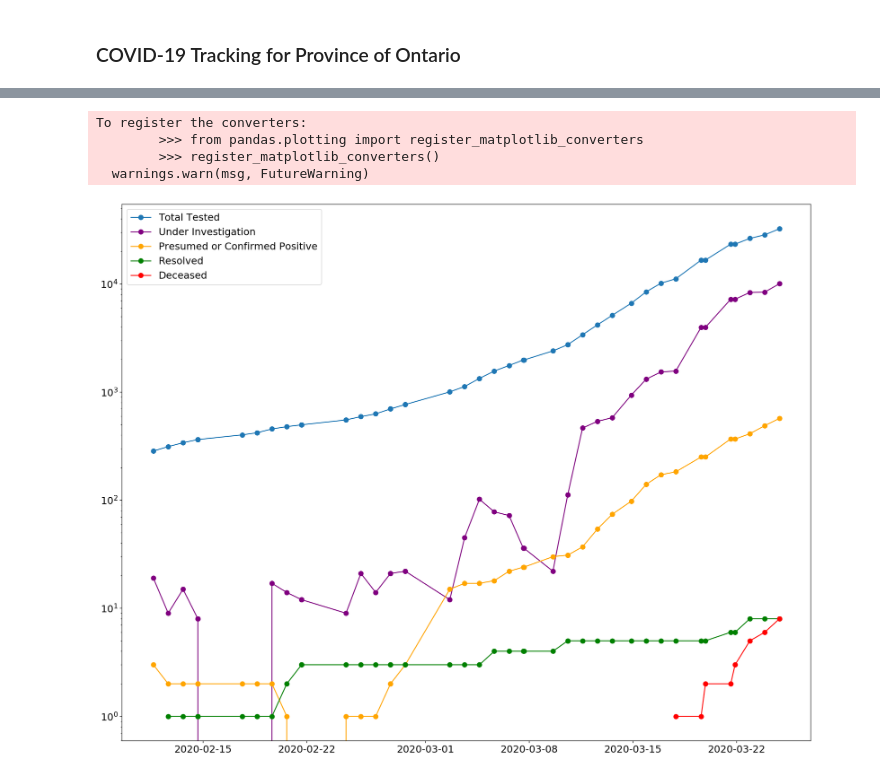
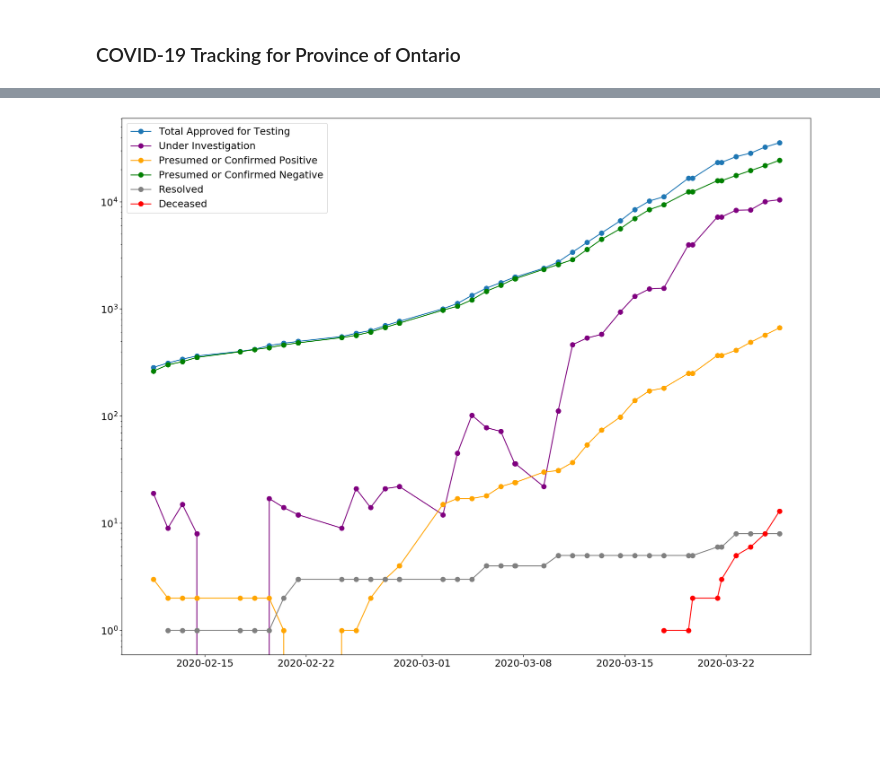
Before and after one commit to mylesmharrison/covid-ontario, a Jupyter notebook: jupyter/COVID Ontario.ipynb, the cells around one changed output, grey strips where cells are left out. Saved outputs shown, nothing was run; the diff lists cells and outputs as text; code cells hidden in the pictures; blank space fills up the shorter version.

```diff
--- a/jupyter/COVID Ontario.ipynb
+++ b/jupyter/COVID Ontario.ipynb
@@ -67,6 +71,12 @@ To retain the current behavior and silence the warning, pass 'sort=True'.
 # %%
+# Convert the DataUpdated column to a datetime
 frame['DataUpdated'] = pd.to_datetime(frame['DataUpdated'])
+
+# Sort values in ascending chronological order and reset index
 frame.sort_values(by='DataUpdated', inplace=True)
+frame.reset_index(inplace=True)
+frame.drop('index', axis=1, inplace=True)
+
 frame.tail()
 # %% [output]
 |  | Confirmed negative | Confirmed positive | Currently under investigation | DataUpdated | Deceased | Footnotes | ... |
@@ -79,0 +88,18 @@ merge_columns = lambda s1, s2: s1 if np.isnan(s2) else s2
+# %%
+# Combine the columns for presumed +ve/-ve and confirmed +ve/-ve due to schema change
+frame['presumed_or_confirmed_positive'] = frame['Presumptive positive'].fillna(0) + \
+                                          frame['Confirmed positive'].fillna(0)
+
+frame['presumed_or_confirmed_negative'] = frame['Presumptive negative'].fillna(0) + \
+                                          frame['Confirmed negative'].fillna(0) + frame['Negative'].fillna(0)
+
+# Combine columns for total approved for testing
+frame['total_approved_for_testing'] = \
+    frame['Total number of patients approved for 2019-nCoV testing to date'].fillna(0) + \
+    frame['Total number of patients approved for COVID-19 testing to date'].fillna(0)
+
+# Calculate column for total tested (-ve + +ve + deceased + resolved)
+frame['total_tested'] = frame['presumed_or_confirmed_positive'] + \
+                        frame['presumed_or_confirmed_negative'] + \
+                        frame['Deceased'].fillna(0) + \
+                        frame['Resolved'].fillna(0)
@@ -80,8 +109,8 @@ merge_columns = lambda s1, s2: s1 if np.isnan(s2) else s2
 # %%
-frame['total_tested'] = frame['Total number of patients approved for 2019-nCoV testing to date'].combine(frame['Total number of patients approved for COVID-19 testing to date'], merge_columns)
-frame['presumed_or_confirmed_positive'] = frame['Presumptive positive'].combine(frame['Confirmed positive'], merge_columns)
-frame['presumed_or_confirmed_negative'] = frame['Presumptive negative'].combine(frame['Confirmed negative'], merge_columns).combine(frame['Resolved'], merge_columns)
+# Reorder columns: DataUpdated, original columns (with nans), then calculated columns
+frame = frame[['DataUpdated', 'Presumptive negative','Confirmed negative','Presumptive positive',\
+       'Confirmed positive','Resolved','Deceased','Currently under investigation', \
+        'Total number of patients approved for 2019-nCoV testing to date', \
+        'Total number of patients approved for COVID-19 testing to date', \
+      'presumed_or_confirmed_positive', 'presumed_or_confirmed_negative', 'total_approved_for_testing', 'total_tested']]
-# %%
-frame['DataUpdated'] = pd.to_datetime(frame['DataUpdated'], utc=True)
-frame.sort_values(by='DataUpdated', inplace=True)
 # %%
@@ -90,18 +151,15 @@ frame.to_csv('../csv/case_statuses_'+todaystring+'.csv')
 # %%
 # Combined plot
 fig = plt.figure(figsize=(20, 16))
-plt.plot(frame['DataUpdated'], frame['total_tested'], label='Total Tested', marker='.')
+plt.plot(frame['DataUpdated'], frame['total_approved_for_testing'], label='Total Approved for Testing', marker='.')
 plt.plot(frame['DataUpdated'], frame['Currently under investigation'], label='Under Investigation', color='purple', marker='.')
 plt.plot(frame['DataUpdated'], frame['presumed_or_confirmed_positive'], label='Presumed or Confirmed Positive', color='orange', marker='.')
-plt.plot(frame['DataUpdated'], frame['Resolved'], label='Resolved', color='green', marker='.')
+plt.plot(frame['DataUpdated'], frame['presumed_or_confirmed_negative'], label='Presumed or Confirmed Negative', color='green', marker='.')
+plt.plot(frame['DataUpdated'], frame['Resolved'], label='Resolved', color='gray', marker='.')
 plt.plot(frame['DataUpdated'], frame['Deceased'], label='Deceased', color='red', marker='.')
 plt.legend()
 plt.yscale('log')
 plt.show()
 fig.savefig('../plots/summaryplot_' + todaystring + '.png')
 # %% [output]
-To register the converters:
-        >>> from pandas.plotting import register_matplotlib_converters
-        >>> register_matplotlib_converters()
-  warnings.warn(msg, FutureWarning)
-[figure, old version]
+[figure, new version]
```
Also changed, not shown: parts of 18 cells of this notebook.
